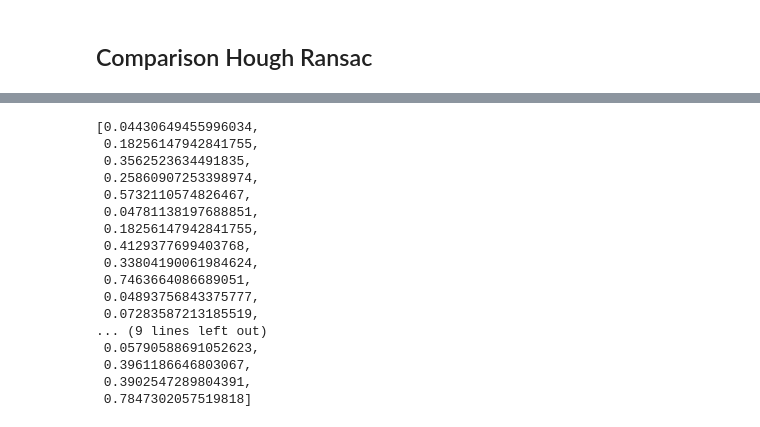
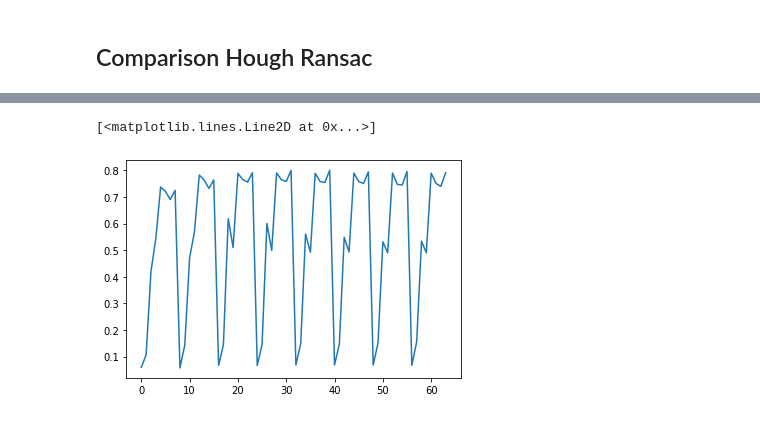
Before and after one commit to lordome/ACTAR, a Jupyter notebook: Ransac-ACTAR/parametersAnalysis/comparisonRansacHough/readTree.ipynb, the cells around one changed output, grey strips where cells are left out. Saved outputs shown, nothing was run; the diff lists cells and outputs as text; code cells hidden in the pictures.

```diff
--- a/Ransac-ACTAR/parametersAnalysis/comparisonRansacHough/readTree.ipynb
+++ b/Ransac-ACTAR/parametersAnalysis/comparisonRansacHough/readTree.ipynb
@@ -37,13 +24,10 @@ plt.show()
 # %% [markdown]
 ## Comparison Hough Ransac
 # %%
-treeHough = uproot.open("provaHough.root")['trackTree'].arrays()
-treeRansac = uproot.open("100eventsNMIcheck.root")['trackTree'].arrays()
+treeHough = uproot.open("100EventsHough.root")['trackTree'].arrays()
+treeRansac = uproot.open("100RansacFixed.root")['trackTree'].arrays()
 # %%
-valueHough = np.asarray(treeHough[b"identificationMap.second"]).reshape(1,25)
-valueRansac = np.asarray(treeRansac[b"IdentificationMap.second"]).reshape(100,9)
+valueHough = np.asarray(treeHough[b"identificationMap.second"]).reshape(100,64)
+valueRansac = np.asarray(treeRansac[b"identificationMap.second"]).reshape(100,9)
 
-
-targetRansac = pd.DataFrame(valueRansac).iloc[:2,-1]
-
-[i.shape for i in np.asarray(treeRansac[b"IdentificationMap.second"])]
+targetRansac = pd.DataFrame(valueRansac).iloc[:,-1]
@@ -68,17 +34,17 @@ targetRansac = pd.DataFrame(valueRansac).iloc[:2,-1]
 # %%
-# check lengths
-valueHough = np.asarray(treeHough[b"identificationMap.second"]).reshape(1,25)
-[j.shape  for i in valueHough for j in i]
+# # check lengths
+# valueHough = np.asarray(treeHough[b"identificationMap.second"]).reshape(1,25)
+# [j.shape  for i in valueHough for j in i]
+#
+#
+# valueRansac = np.asarray(treeRansac[b"IdentificationMap.second"]).reshape(100,9)
+# pd.DataFrame(np.asarray([j.shape  for i in valueRansac for j in i]).reshape(100,9)).iloc[:2,-1]
+#
+#
+# targetRansac = pd.DataFrame(valueRansac).iloc[:2,-1]
+# [i.shape for i in targetRansac]
 
+#[lstR.shape for lstH, lstR in zip(valueHough, targetRansac) for i in lstH]
 
-valueRansac = np.asarray(treeRansac[b"IdentificationMap.second"]).reshape(100,9)
-pd.DataFrame(np.asarray([j.shape  for i in valueRansac for j in i]).reshape(100,9)).iloc[:2,-1]
-
-
-targetRansac = pd.DataFrame(valueRansac).iloc[:2,-1]
-[i.shape for i in targetRansac]
-
-
-
-[lstR.shape for lstH, lstR in zip(valueHough, targetRansac) for i in lstH]
+pd.DataFrame(np.array([j.shape for i in valueHough for j in i]).reshape(100,64))
 # %% [output]
@@ -102,21 +64,6 @@ targetRansac = pd.DataFrame(valueRansac).iloc[:2,-1]
 # %%
 # plt.plot(pd.DataFrame(np.array([normalized_mutual_info_score(i, lst[-1]) for lst in value for i in lst]).reshape(100,9)).mean())
-[normalized_mutual_info_score(i, lstR) for lstH, lstR in zip(valueHough, targetRansac) for i in lstH]
+plt.plot(pd.DataFrame(np.array([normalized_mutual_info_score(i, lstR) for lstH, lstR in zip(valueHough, targetRansac) for i in lstH]).reshape(100,64)).mean())
 # %% [output]
-[0.04430649455996034,
- 0.18256147942841755,
- 0.3562523634491835,
- 0.25860907253398974,
- 0.5732110574826467,
- 0.04781138197688851,
- 0.18256147942841755,
- 0.4129377699403768,
- 0.33804190061984624,
- 0.7463664086689051,
- 0.04893756843375777,
- 0.07283587213185519,
-... (9 lines left out)
- 0.05790588691052623,
- 0.3961186646803067,
- 0.3902547289804391,
- 0.7847302057519818]
+[<matplotlib.lines.Line2D at 0x...>]
+[figure, added]
```
Also changed, not shown: parts of 12 cells of this notebook.
